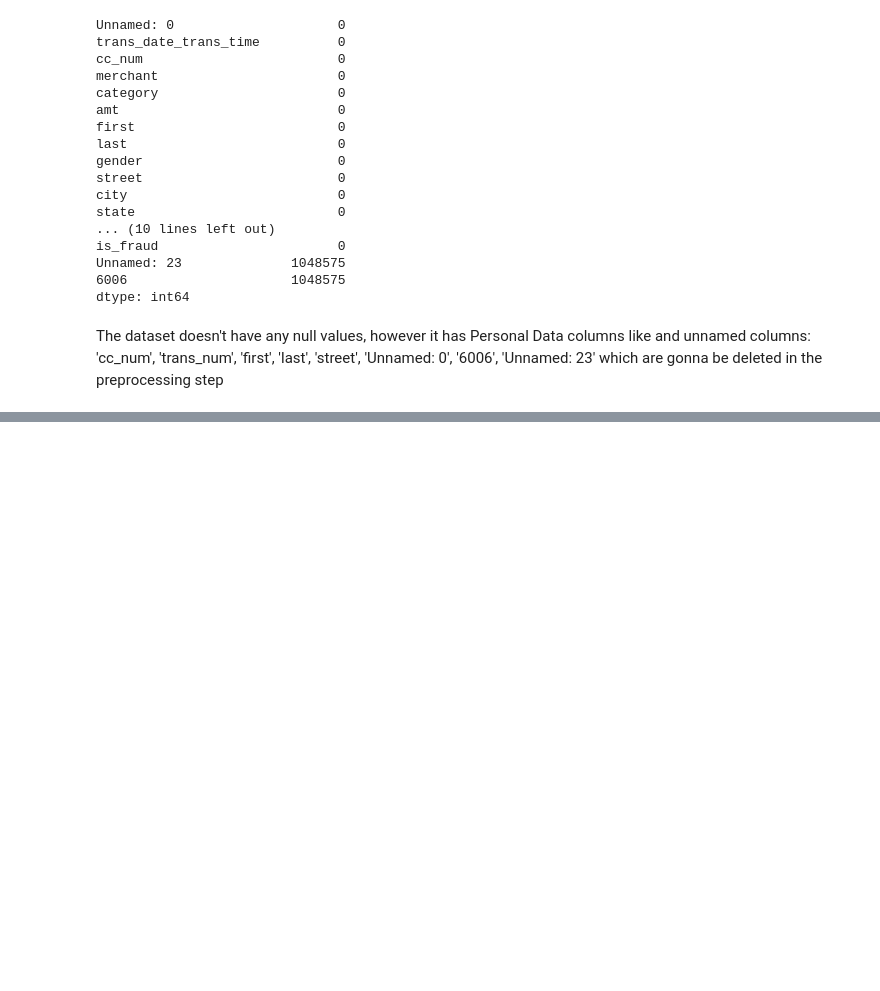
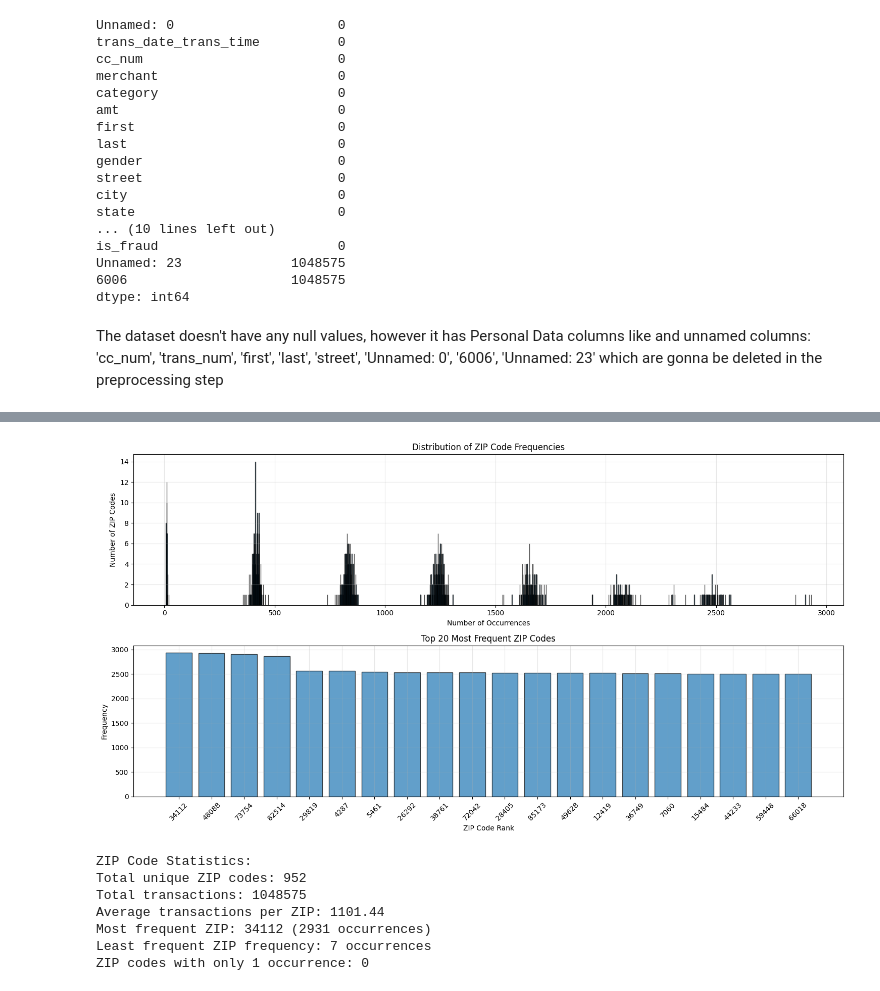
Before and after one commit to Carapet07/Data-Science-projects, a Jupyter notebook: Credit_Card_Fraud_Detection/src/data_preprocessing.ipynb, the cells around one changed output, grey strips where cells are left out. Cells and saved outputs as stored; diff of their text form; code cells hidden in the pictures; blank space fills up the shorter version.

```diff
--- a/Credit_Card_Fraud_Detection/src/data_preprocessing.ipynb
+++ b/Credit_Card_Fraud_Detection/src/data_preprocessing.ipynb
@@ -61,0 +132,46 @@ preprocessed_df.head()
+# %%
+# Visualize ZIP code frequency distribution
+plt.figure(figsize=(15, 8))
+
+# Get ZIP code value counts
+zip_counts = preprocessed_df['zip'].value_counts()
+
+# Plot histogram of ZIP frequencies (how many times each ZIP appears)
+plt.subplot(2, 1, 1)
+frequency_distribution = zip_counts.value_counts().sort_index()
+plt.bar(frequency_distribution.index, frequency_distribution.values, edgecolor='black', alpha=0.7)
+plt.title('Distribution of ZIP Code Frequencies')
+plt.xlabel('Number of Occurrences')
+plt.ylabel('Number of ZIP Codes')
+plt.grid(True, alpha=0.3)
+
+# Plot top 20 most frequent ZIP codes
+plt.subplot(2, 1, 2)
+top_zips = zip_counts.head(20)
+plt.bar(range(len(top_zips)), top_zips.values, edgecolor='black', alpha=0.7)
+plt.title('Top 20 Most Frequent ZIP Codes')
+plt.xlabel('ZIP Code Rank')
+plt.ylabel('Frequency')
+plt.xticks(range(len(top_zips)), [str(zip_code) for zip_code in top_zips.index], rotation=45)
+plt.grid(True, alpha=0.3)
+
+plt.tight_layout()
+plt.show()
+
+# Print summary statistics
+print(f"\nZIP Code Statistics:")
+print(f"Total unique ZIP codes: {preprocessed_df['zip'].nunique()}")
+print(f"Total transactions: {len(preprocessed_df)}")
+print(f"Average transactions per ZIP: {len(preprocessed_df) / preprocessed_df['zip'].nunique():.2f}")
+print(f"Most frequent ZIP: {zip_counts.index[0]} ({zip_counts.iloc[0]} occurrences)")
+print(f"Least frequent ZIP frequency: {zip_counts.iloc[-1]} occurrences")
+print(f"ZIP codes with only 1 occurrence: {sum(zip_counts == 1)}")
+# %% [output]
+[figure, added]
+ZIP Code Statistics:
+Total unique ZIP codes: 952
+Total transactions: 1048575
+Average transactions per ZIP: 1101.44
+Most frequent ZIP: 34112 (2931 occurrences)
+Least frequent ZIP frequency: 7 occurrences
+ZIP codes with only 1 occurrence: 0
```
Also changed, not shown: parts of 3 cells of this notebook, 2 other files.
